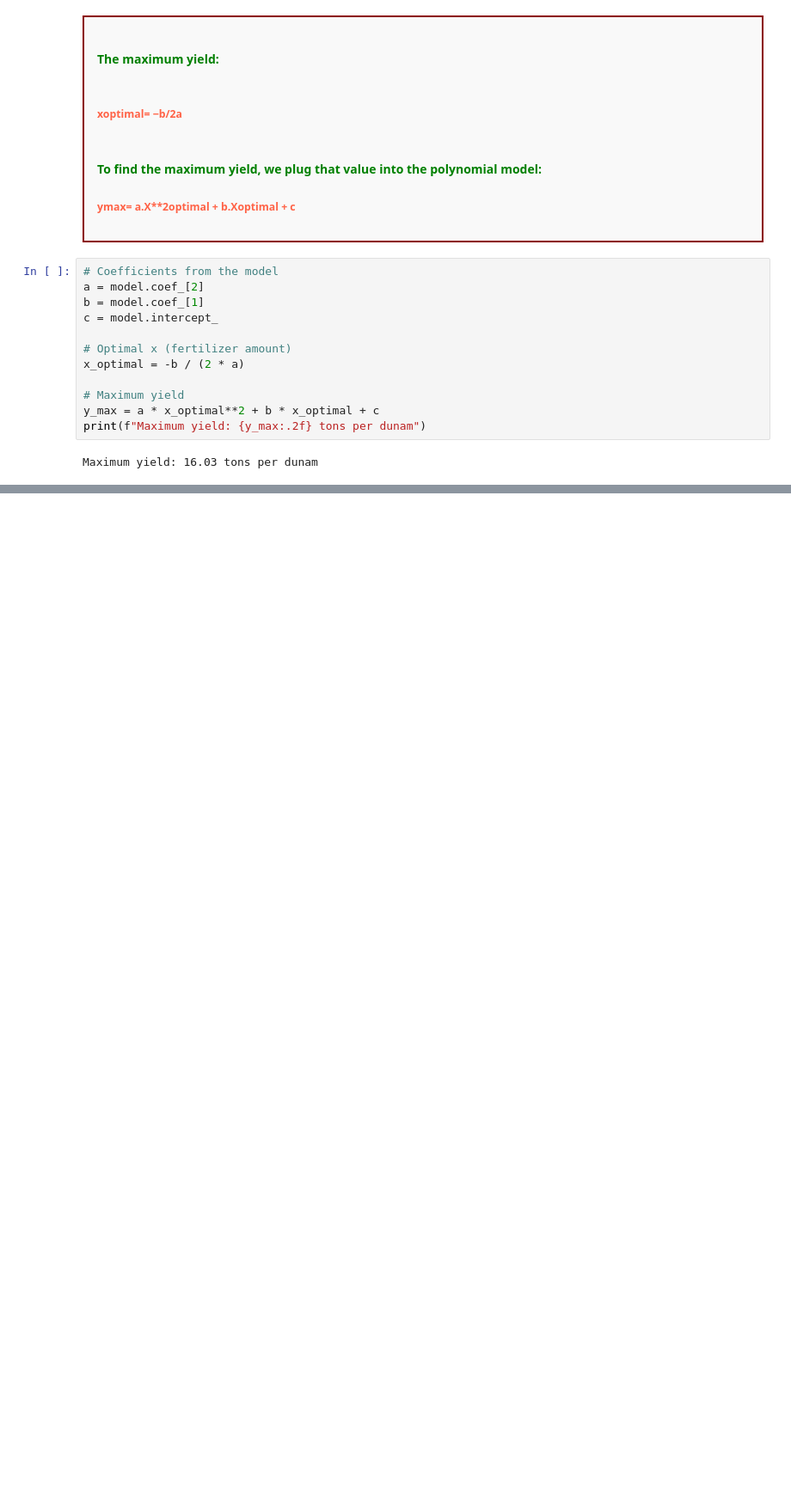
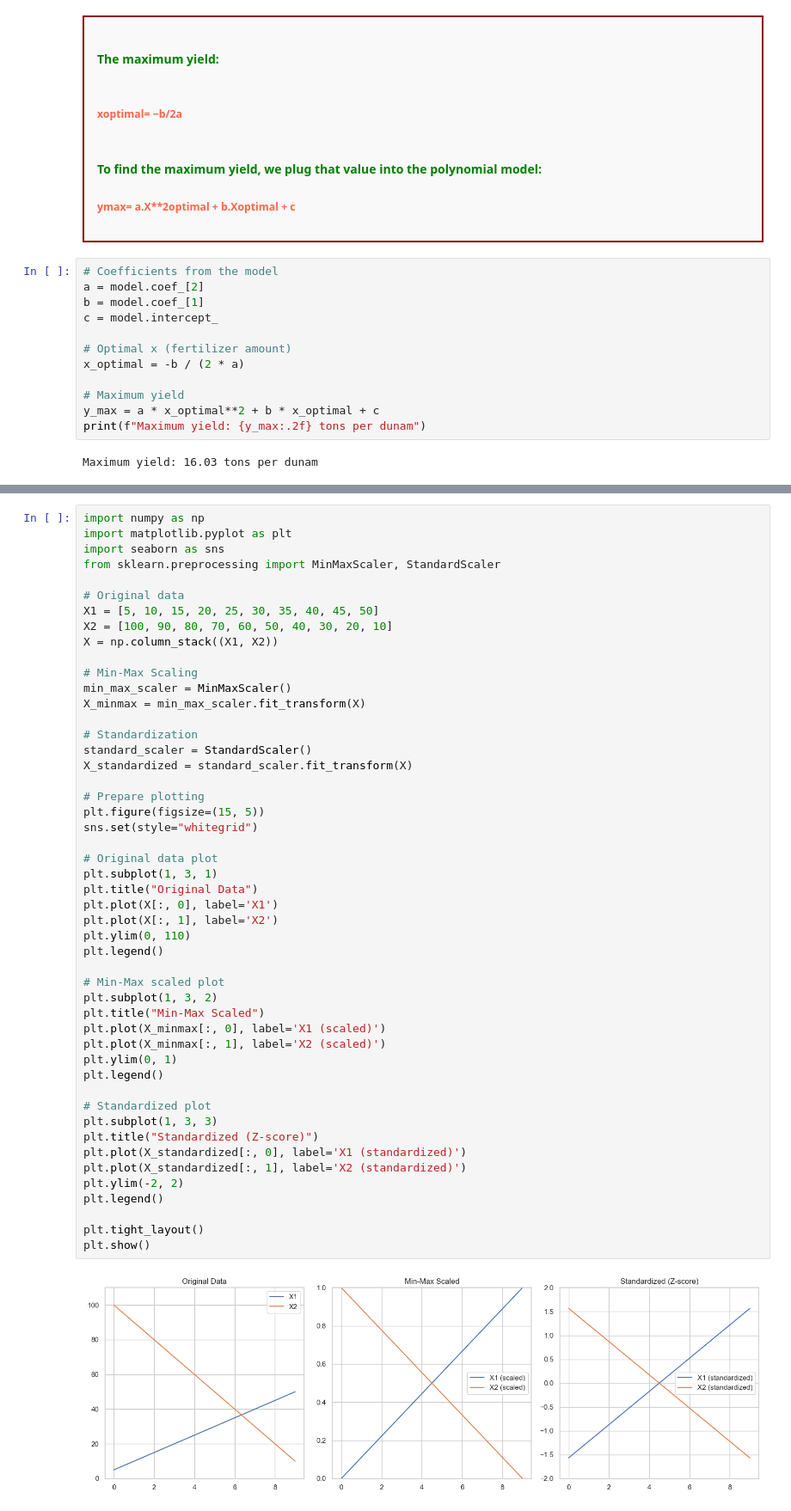
Before and after one commit to gibranacademy7/HW_10.4.2025_Polinomial_Regression, a Jupyter notebook: HW_10.4.2025_Polinomial_Regression .ipynb, the cells around one changed output, grey strips where cells are left out. Shown at 86% size. Drawn from its saved outputs; the diff is of its cells as text; blank space fills up the shorter version.

```diff
--- a/HW_10.4.2025_Polinomial_Regression .ipynb
+++ b/HW_10.4.2025_Polinomial_Regression .ipynb
@@ -222,0 +594,51 @@ Maximum yield: 16.03 tons per dunam
+# %%
+import numpy as np
+import matplotlib.pyplot as plt
+import seaborn as sns
+from sklearn.preprocessing import MinMaxScaler, StandardScaler
+
+# Original data
+X1 = [5, 10, 15, 20, 25, 30, 35, 40, 45, 50]
+X2 = [100, 90, 80, 70, 60, 50, 40, 30, 20, 10]
+X = np.column_stack((X1, X2))
+
+# Min-Max Scaling
+min_max_scaler = MinMaxScaler()
+X_minmax = min_max_scaler.fit_transform(X)
+
+# Standardization
+standard_scaler = StandardScaler()
+X_standardized = standard_scaler.fit_transform(X)
+
+# Prepare plotting
+plt.figure(figsize=(15, 5))
+sns.set(style="whitegrid")
+
+# Original data plot
+plt.subplot(1, 3, 1)
+plt.title("Original Data")
+plt.plot(X[:, 0], label='X1')
+plt.plot(X[:, 1], label='X2')
+plt.ylim(0, 110)
+plt.legend()
+
+# Min-Max scaled plot
+plt.subplot(1, 3, 2)
+plt.title("Min-Max Scaled")
+plt.plot(X_minmax[:, 0], label='X1 (scaled)')
+plt.plot(X_minmax[:, 1], label='X2 (scaled)')
+plt.ylim(0, 1)
+plt.legend()
+
+# Standardized plot
+plt.subplot(1, 3, 3)
+plt.title("Standardized (Z-score)")
+plt.plot(X_standardized[:, 0], label='X1 (standardized)')
+plt.plot(X_standardized[:, 1], label='X2 (standardized)')
+plt.ylim(-2, 2)
+plt.legend()
+
+plt.tight_layout()
+plt.show()
+# %% [output]
+[figure, added]
```
Also changed, not shown: parts of 26 cells of this notebook.
